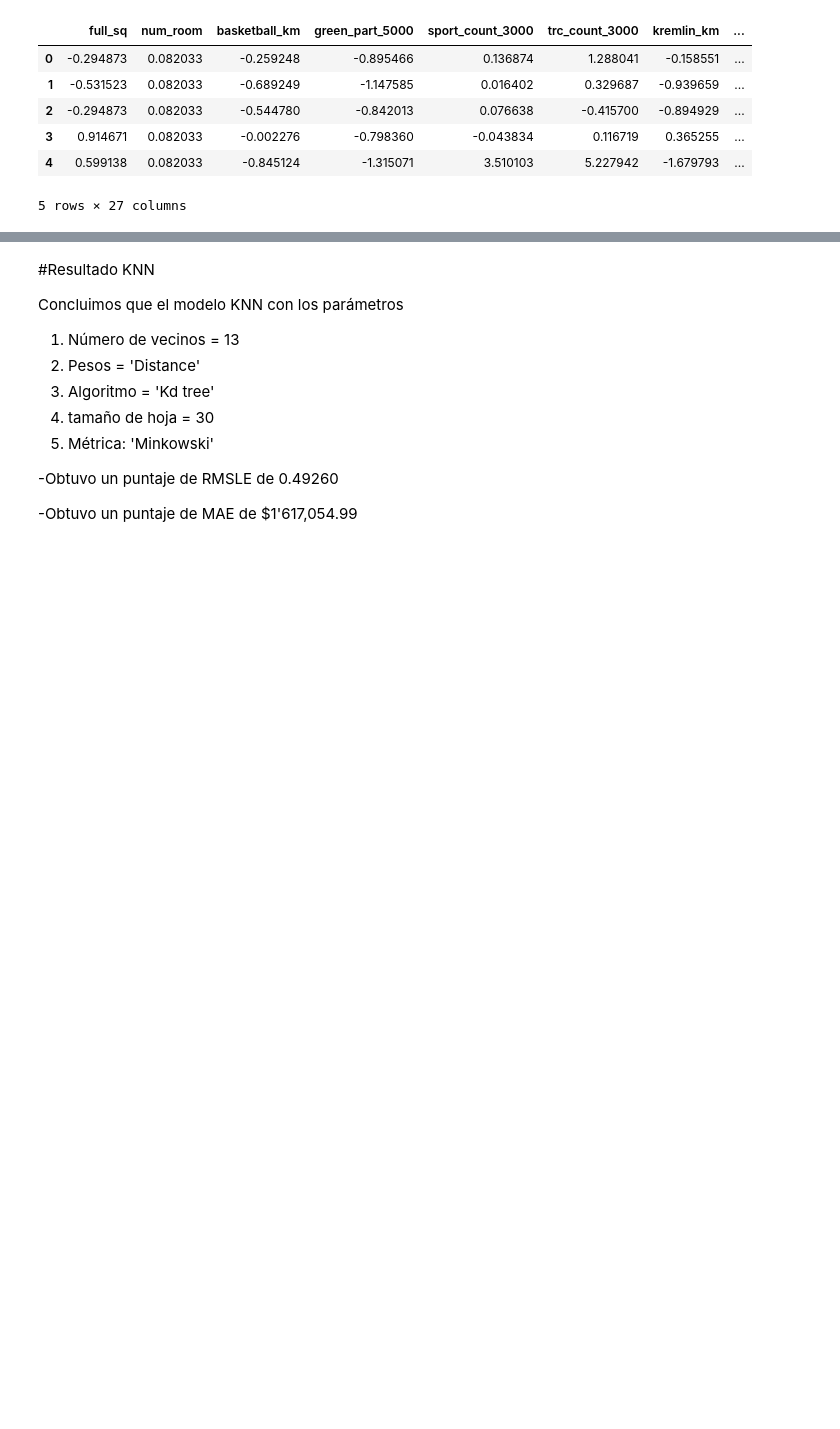
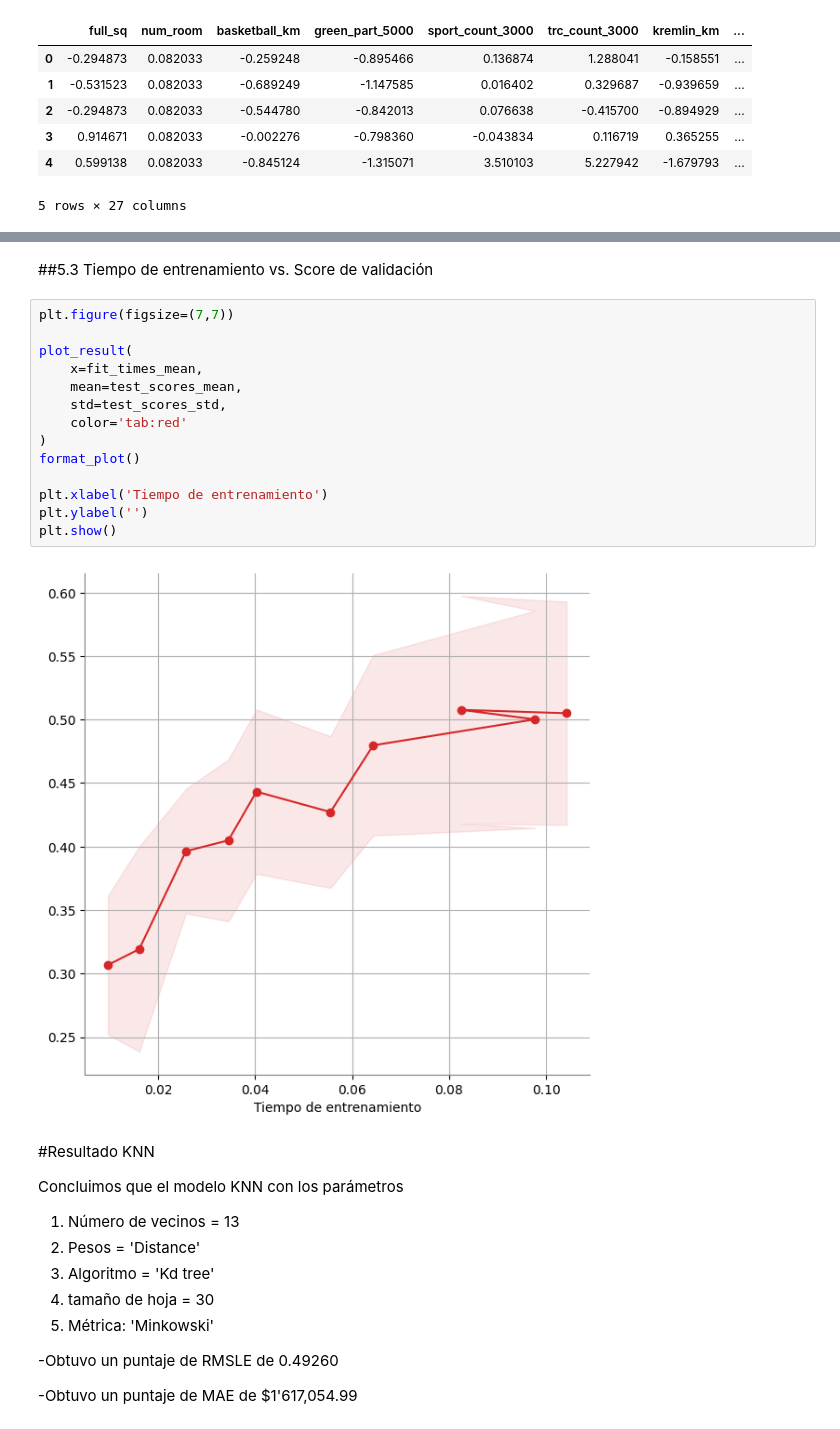
Before and after one commit to jadercaro/Mercado-inmobiliario-ruso-de-Sberbank, a Jupyter notebook: 03_Modelo_KNN.ipynb, the cells around one changed output, grey strips where cells are left out. Saved outputs shown, nothing was run; the diff lists cells and outputs as text; blank space fills up the shorter version.

```diff
--- a/03_Modelo_KNN.ipynb
+++ b/03_Modelo_KNN.ipynb
@@ -396,3 +502,21 @@ selected_variables.head(5)
+# %% [markdown]
+##5.3 Tiempo de entrenamiento vs. Score de validación
+# %%
+plt.figure(figsize=(7,7))
+
+plot_result(
+    x=fit_times_mean,
+    mean=test_scores_mean,
+    std=test_scores_std,
+    color='tab:red'
+)
+format_plot()
+
+plt.xlabel('Tiempo de entrenamiento')
+plt.ylabel('')
+plt.show()
+# %% [output]
+[figure, added]
 # %% [markdown]
 #Resultado KNN
 
```
Also changed, not shown: parts of 18 cells of this notebook.
